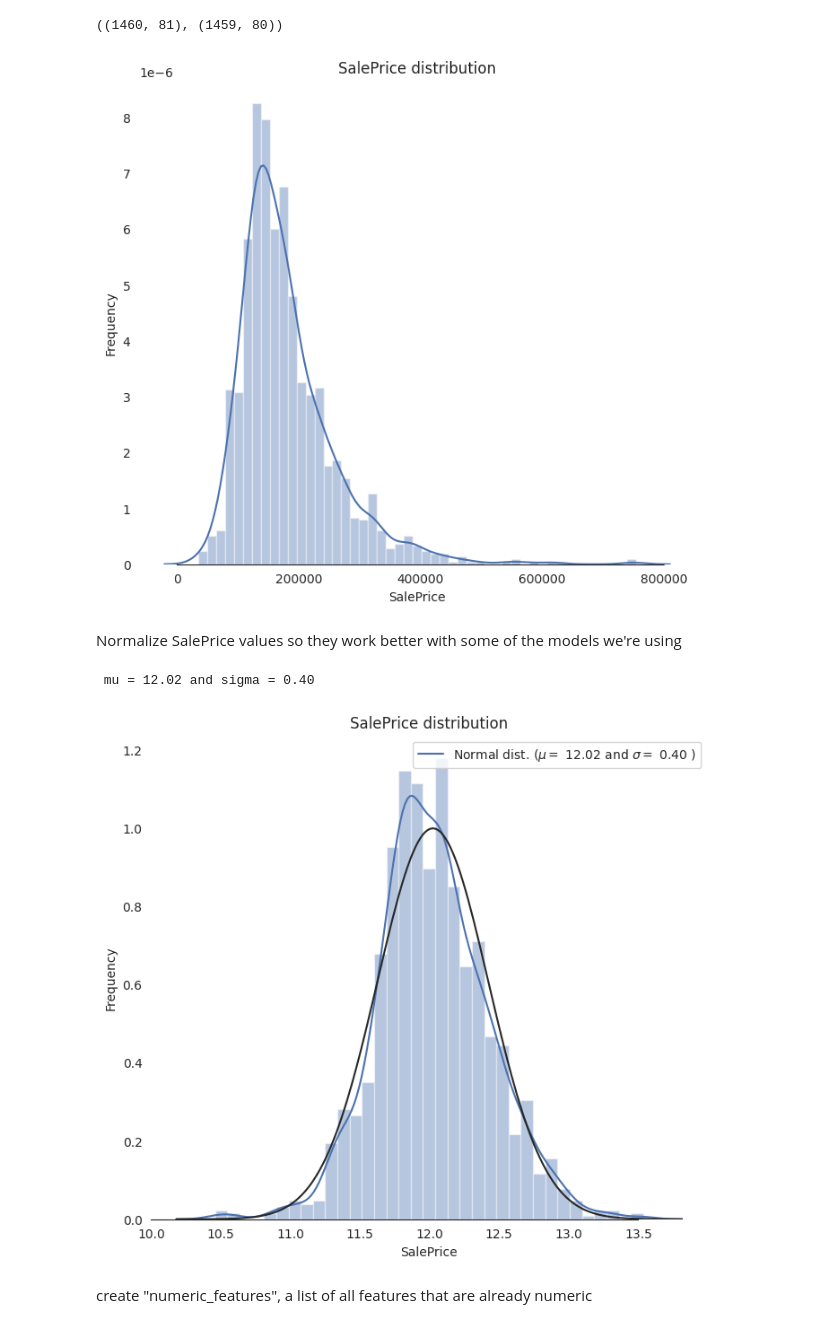
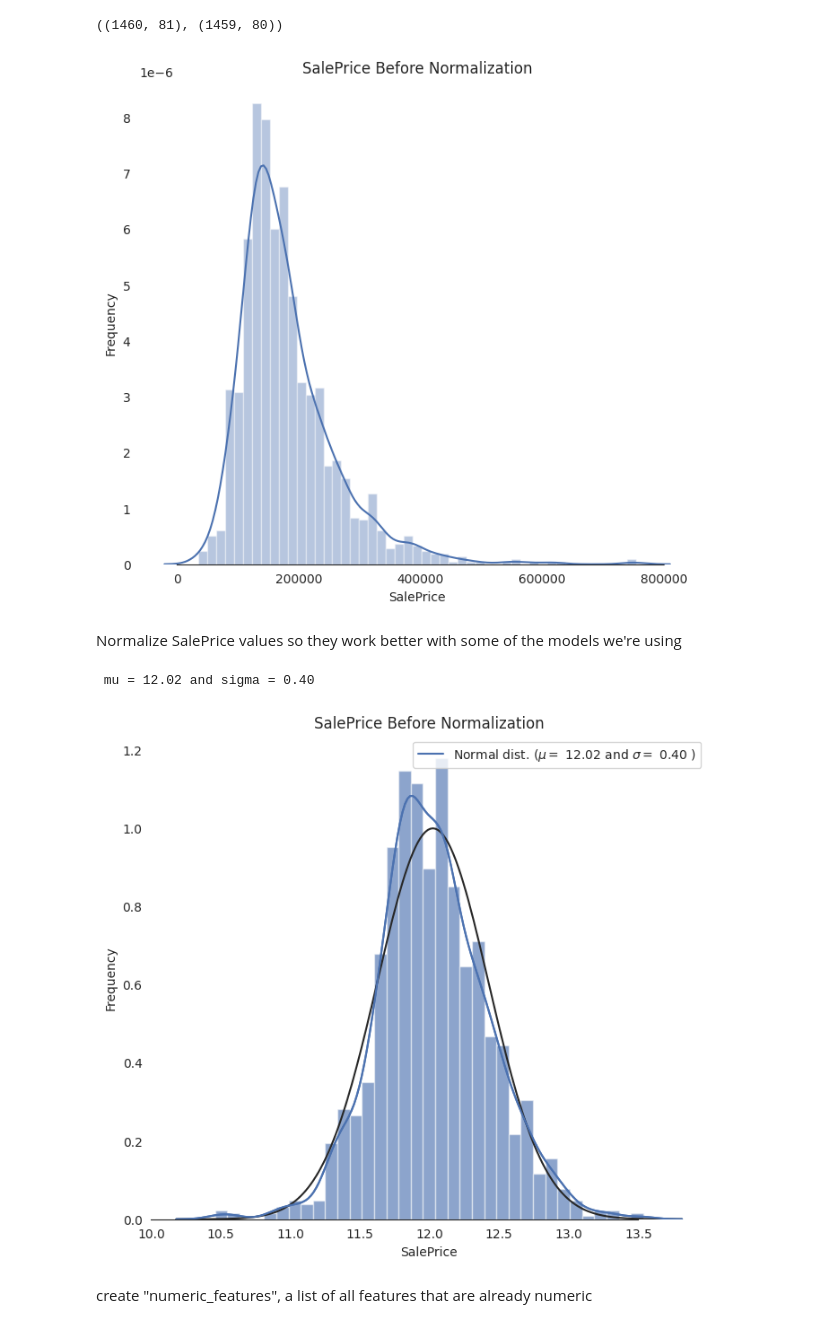
Before and after one commit to KatelinVincent/ML_final_project, a Jupyter notebook: Report.ipynb, the cells around one changed output. Saved outputs shown, nothing was run; the diff lists cells and outputs as text; code cells hidden in the pictures.

```diff
--- a/Report.ipynb
+++ b/Report.ipynb
@@ -51,44 +50,51 @@ import matplotlib.pyplot as plt
 sns.set_style("white")
 sns.set_color_codes(palette='deep')
 f, ax = plt.subplots(figsize=(8, 7))
-#Check the new distribution
-sns.distplot(train['SalePrice'], color="b");
-ax.xaxis.grid(False)
 ax.set(ylabel="Frequency")
 ax.set(xlabel="SalePrice")
-ax.set(title="SalePrice distribution")
+ax.set(title="SalePrice Before Normalization")
+ax.xaxis.grid(False)
+
+sns.distplot(train['SalePrice'], color="b");
 sns.despine(trim=True, left=True)
+
 plt.show()
 # %% [output]
-[figure, old version]
+[figure, new version]
 # %% [markdown]
 Normalize SalePrice values so they work better with some of the models we're using
 # %%
 train["SalePrice"] = np.log1p(train["SalePrice"])
 # %%
+from scipy.stats import skew, norm
+
 sns.set_style("white")
 sns.set_color_codes(palette='deep')
 f, ax = plt.subplots(figsize=(8, 7))
 #Check the new distribution
 sns.distplot(train['SalePrice'] , fit=norm, color="b");
 
 # Get the fitted parameters used by the function
 (mu, sigma) = norm.fit(train['SalePrice'])
 print( '\n mu = {:.2f} and sigma = {:.2f}\n'.format(mu, sigma))
 
-#Now plot the distribution
+#Replot
 plt.legend(['Normal dist. ($\mu=$ {:.2f} and $\sigma=$ {:.2f} )'.format(mu, sigma)],
             loc='best')
-ax.xaxis.grid(False)
+sns.set_style("white")
+sns.set_color_codes(palette='deep')
 ax.set(ylabel="Frequency")
 ax.set(xlabel="SalePrice")
-ax.set(title="SalePrice distribution")
+ax.set(title="SalePrice Before Normalization")
+ax.xaxis.grid(False)
+
+sns.distplot(train['SalePrice'], color="b");
 sns.despine(trim=True, left=True)
 
 plt.show()
 # %% [output]
  mu = 12.02 and sigma = 0.40
-[figure, old version]
+[figure, new version]
 # %% [markdown]
 create "numeric_features", a list of all features that are already numeric
 # %%
```
Also changed, not shown: parts of 23 cells of this notebook.
